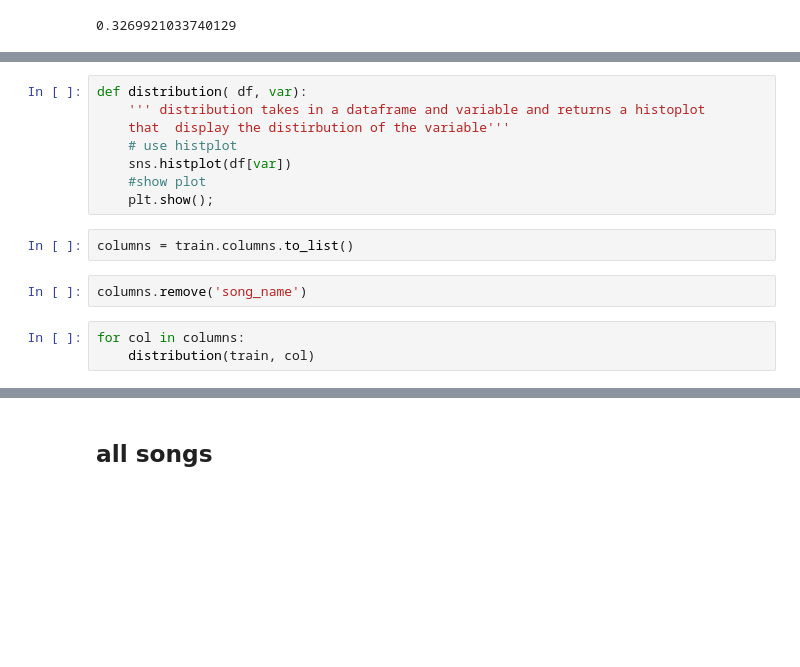
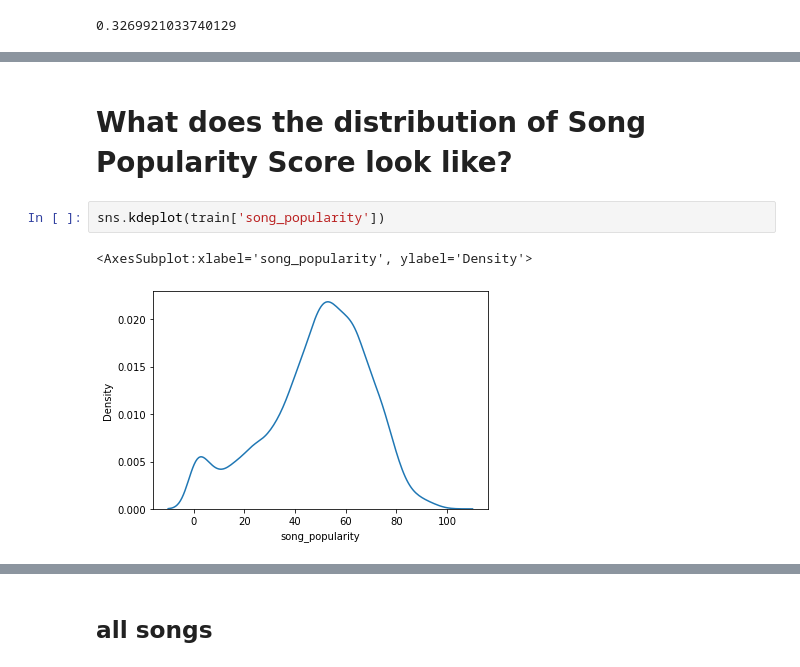
Before and after one commit to Yvette-Ibarra/song_popularity_prediction, a Jupyter notebook: workbook2_song_popularity.ipynb, the cells around one changed output, grey strips where cells are left out. Cells and saved outputs as stored; diff of their text form; blank space fills up the shorter version.

```diff
--- a/workbook2_song_popularity.ipynb
+++ b/workbook2_song_popularity.ipynb
@@ -244,15 +238,7 @@ train.shape
-# %%
-def distribution( df, var):
-    ''' distribution takes in a dataframe and variable and returns a histoplot
-    that  display the distirbution of the variable'''
-    # use histplot
-    sns.histplot(df[var])
-    #show plot
-    plt.show();
-# %%
-columns = train.columns.to_list()
-# %%
-columns.remove('song_name')
-# %%
-for col in columns:
-    distribution(train, col)
+# %% [markdown]
+# What does the distribution of Song Popularity Score look like?
+# %%
+sns.kdeplot(train['song_popularity'])
+# %% [output]
+<AxesSubplot:xlabel='song_popularity', ylabel='Density'>
+[figure, added]
```
Also changed, not shown: parts of 9 cells of this notebook.
